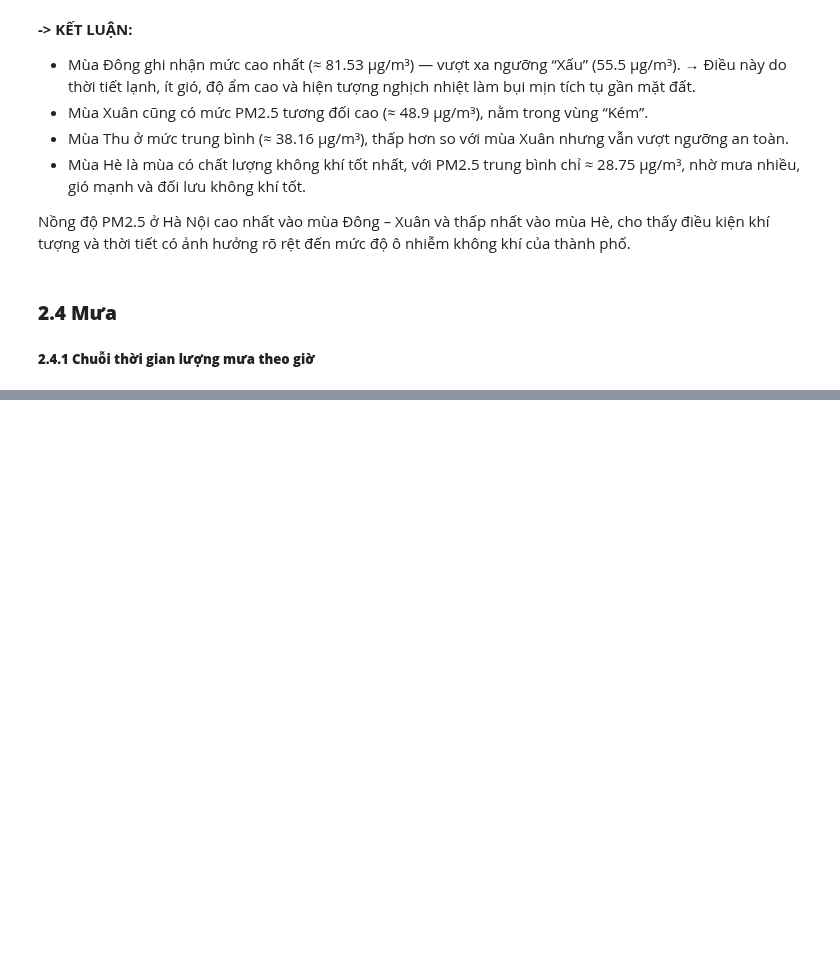
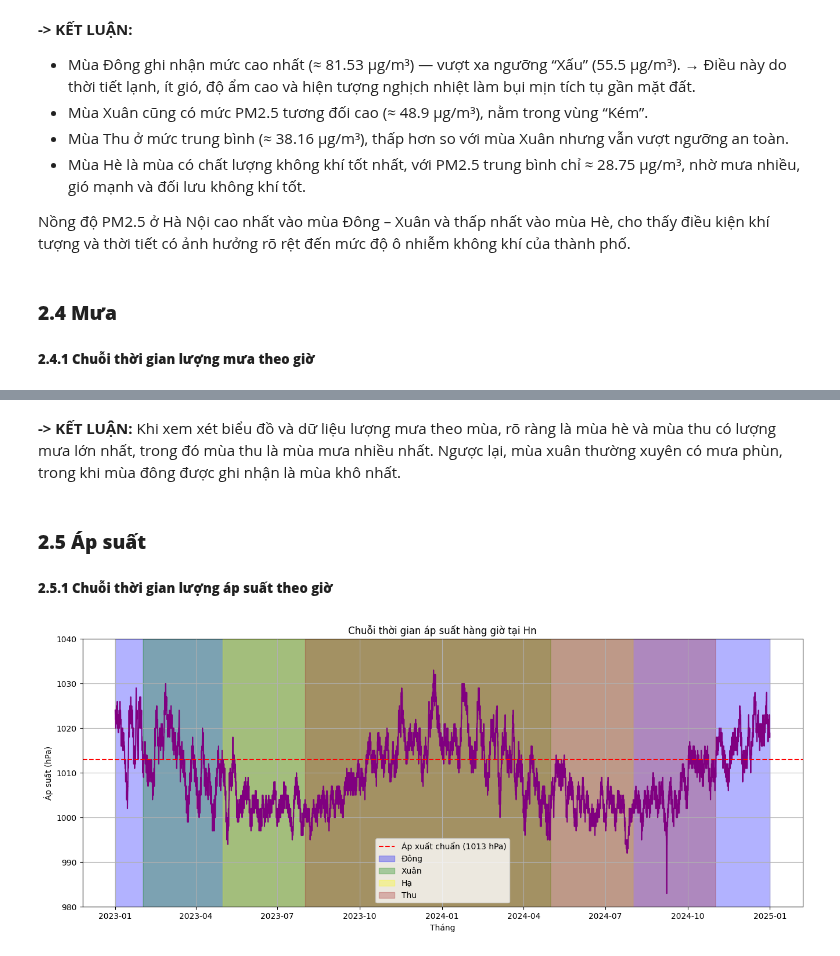
Before and after one commit to HoangHumg1210/Air_Quality-Analysis_HN, a Jupyter notebook: data/Exploratory Data Analysis.ipynb, the cells around one changed output, grey strips where cells are left out. Saved outputs shown, nothing was run; the diff lists cells and outputs as text; code cells hidden in the pictures; blank space fills up the shorter version.

```diff
--- a/data/Exploratory Data Analysis.ipynb
+++ b/data/Exploratory Data Analysis.ipynb
@@ -360,33 +422,28 @@ plt.show()
+# %% [markdown]
+**-> KẾT LUẬN:** Khi xem xét biểu đồ và dữ liệu lượng mưa theo mùa, rõ ràng là mùa hè và mùa thu có lượng mưa lớn nhất, trong đó mùa thu là mùa mưa nhiều nhất. Ngược lại, mùa xuân thường xuyên có mưa phùn, trong khi mùa đông được ghi nhận là mùa khô nhất.
+# %% [markdown]
+### **2.5 Áp suất**
+##### **2.5.1 Chuỗi thời gian lượng áp suất theo giờ**
 # %%
-# Define seasons (assuming meteorological seasons: winter, spring, summer, autumn)
-winter_months = [11, 12, 1]
-spring_months = [2, 3, 4]
-summer_months = [5, 6, 7]
-autumn_months = [8, 9, 10]
 
-# Plot pressure variable as a line plot
-plt.figure(figsize=(10, 6))  # Set the figure size
-plt.plot(df.index, df['Pressure'], color='purple')  # Line plot
 
-# Add a horizontal line at 1013 hPa with a label
-plt.axhline(y=1013, color='red', linestyle='--', label='Standard Pressure (1013 hPa)')
+plt.figure(figsize=(16, 6))
+plt.plot(df.index, df['Pressure'], color='purple')
 
-# Shade winter season
-plt.fill_between(df.index[df.index.month.isin(winter_months)], 980, 1040, color='blue', alpha=0.3, label='Winter')
+plt.axhline(y=1013, color='red', linestyle='--', label='Áp xuất chuẩn (1013 hPa)')
 
-# Shade spring season
-plt.fill_between(df.index[df.index.month.isin(spring_months)], 980, 1040, color='green', alpha=0.3, label='Spring')
 
-# Shade summer season
-plt.fill_between(df.index[df.index.month.isin(summer_months)], 980, 1040, color='yellow', alpha=0.3, label='Summer')
+plt.fill_between(df.index[df.index.month.isin(winter_months)], 980, 1040, color='blue', alpha=0.3, label='Đông')
+plt.fill_between(df.index[df.index.month.isin(spring_months)], 980, 1040, color='green', alpha=0.3, label='Xuân')
+plt.fill_between(df.index[df.index.month.isin(summer_months)], 980, 1040, color='yellow', alpha=0.3, label='Hạ')
+plt.fill_between(df.index[df.index.month.isin(autumn_months)], 980, 1040, color='brown', alpha=0.3, label='Thu')
 
-# Shade autumn season
-plt.fill_between(df.index[df.index.month.isin(autumn_months)], 980, 1040, color='brown', alpha=0.3, label='Autumn')
-
-plt.title('Hanoi Hourly Pressure Time Series')  # Set the title
-plt.xlabel('Month')  # Set the x-axis label
-plt.ylabel('Pressure (hPa)')  # Set the y-axis label
-plt.ylim(980, 1040)  # Set the y-axis limits
-plt.grid(True)  # Add gridlines
-plt.legend()  # Show legend
-plt.show()  # Display the plot
+plt.title('Chuỗi thời gian áp suất hàng giờ tại Hn')
+plt.xlabel('Tháng')
+plt.ylabel('Áp suất (hPa)')
+plt.ylim(980, 1040)
+plt.grid(True)
+plt.legend()
+plt.show()
+# %% [output]
+[figure, added]
```
Also changed, not shown: parts of 36 cells of this notebook, 1 other file.
